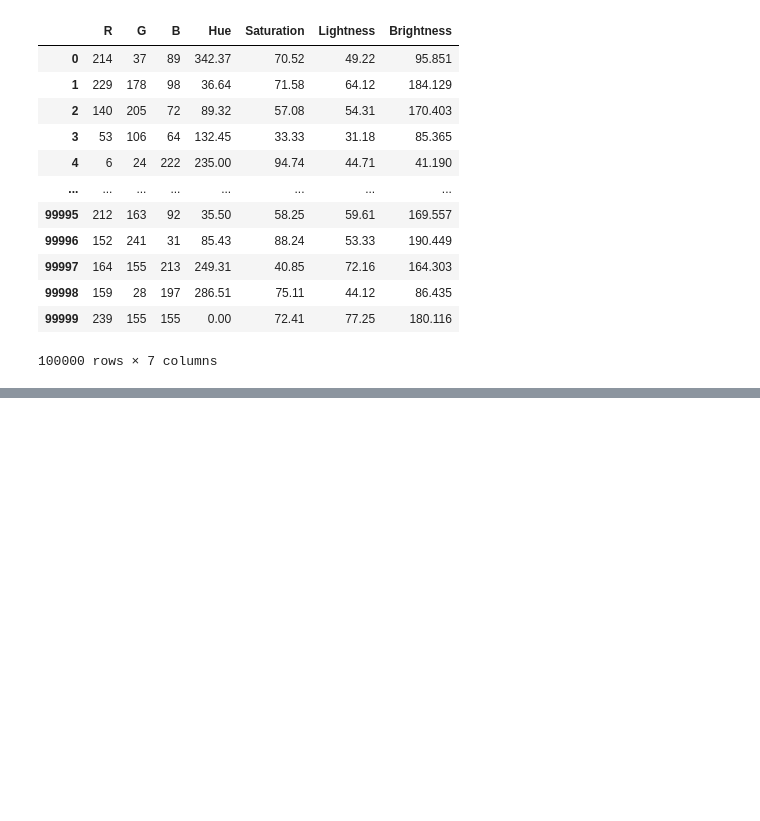
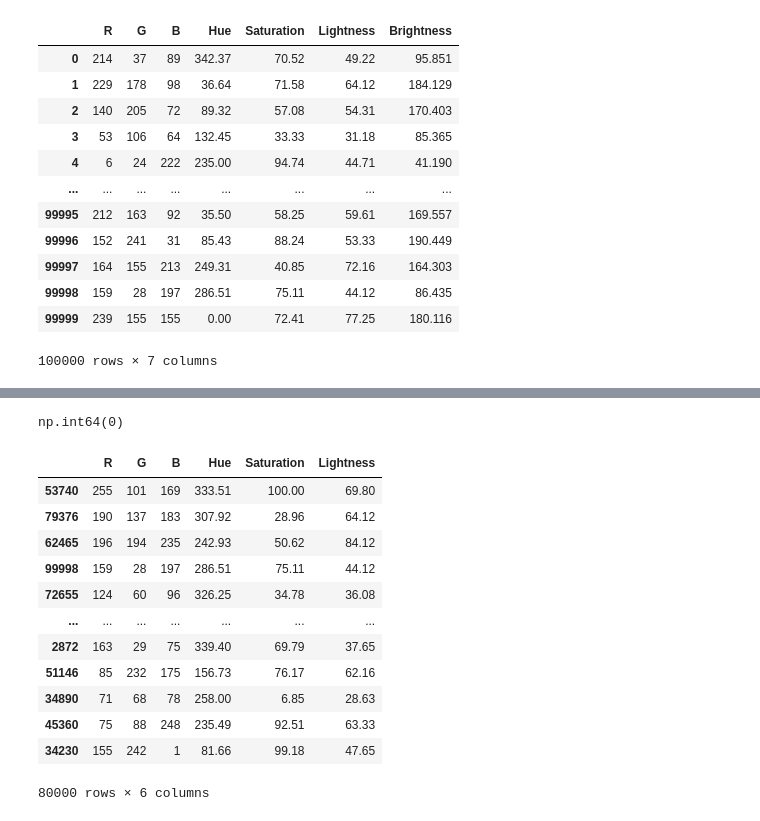
Before and after one commit to leepaul10/color_mood_predictor_ml, a Jupyter notebook: src/modeltraining.ipynb, the cells around one changed output, grey strips where cells are left out. Drawn from its saved outputs; the diff is of its cells as text; code cells hidden in the pictures; blank space fills up the shorter version.

```diff
--- a/src/modeltraining.ipynb
+++ b/src/modeltraining.ipynb
@@ -126,0 +218,4 @@ df
+# %%
+# x=df[:,:-1].values_counts()
+x=df[['R','G','B','Hue','Saturation','Lightness']].copy()
+x
@@ -126,0 +236,3 @@ df
+# %%
+y=df['Label'].copy()
+y
@@ -126,0 +252,24 @@ df
+# %%
+df['Label'].isna().sum()
+# %% [output]
+np.int64(0)
+# %%
+#Now we got input and output columns seperated we can run the train test split
+
+from sklearn.model_selection import train_test_split
+xtrain,xtest,ytrain,ytest=train_test_split(x,y,test_size=0.2,random_state=42,stratify=y)
+xtrain
+# %% [output]
+|  | R | G | B | Hue | Saturation | Lightness |
+| 53740 | 255 | 101 | 169 | 333.51 | 100.00 | 69.80 |
+| 79376 | 190 | 137 | 183 | 307.92 | 28.96 | 64.12 |
+| 62465 | 196 | 194 | 235 | 242.93 | 50.62 | 84.12 |
+| 99998 | 159 | 28 | 197 | 286.51 | 75.11 | 44.12 |
+| 72655 | 124 | 60 | 96 | 326.25 | 34.78 | 36.08 |
+| ... | ... | ... | ... | ... | ... | ... |
+| 2872 | 163 | 29 | 75 | 339.40 | 69.79 | 37.65 |
+| 51146 | 85 | 232 | 175 | 156.73 | 76.17 | 62.16 |
+| 34890 | 71 | 68 | 78 | 258.00 | 6.85 | 28.63 |
+| 45360 | 75 | 88 | 248 | 235.49 | 92.51 | 63.33 |
+| 34230 | 155 | 242 | 1 | 81.66 | 99.18 | 47.65 |
+80000 rows × 6 columns
```
Also changed, not shown: parts of 34 cells of this notebook.
